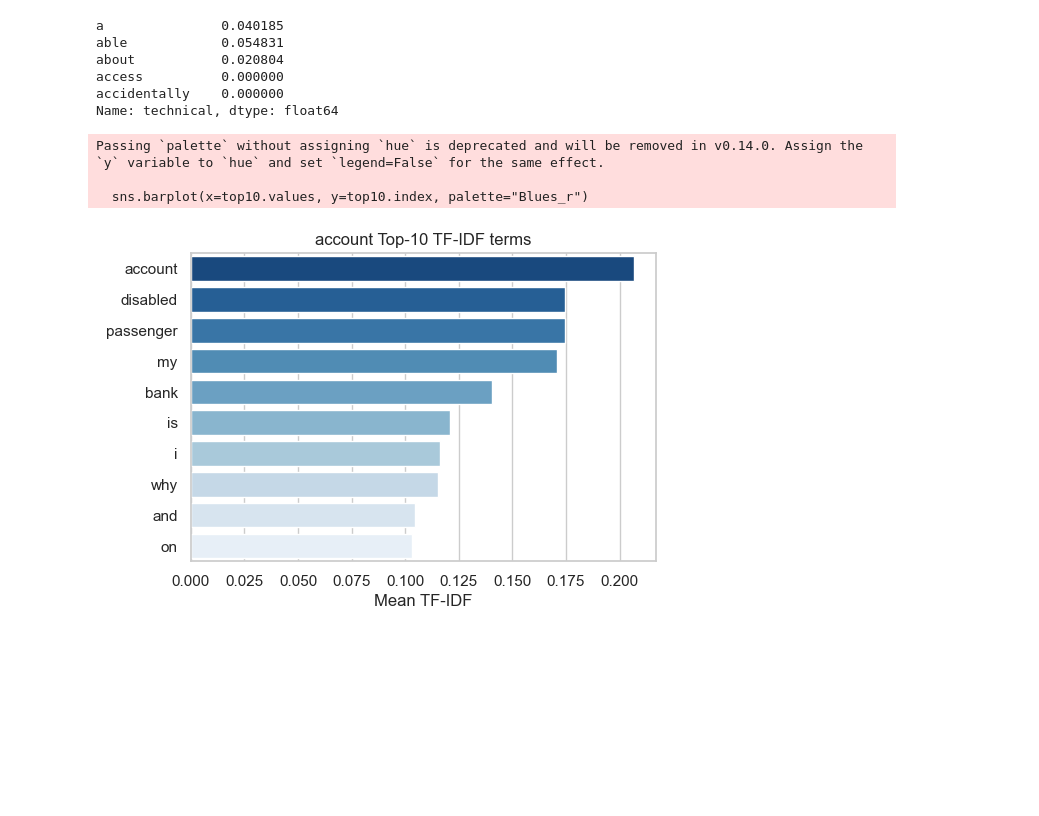
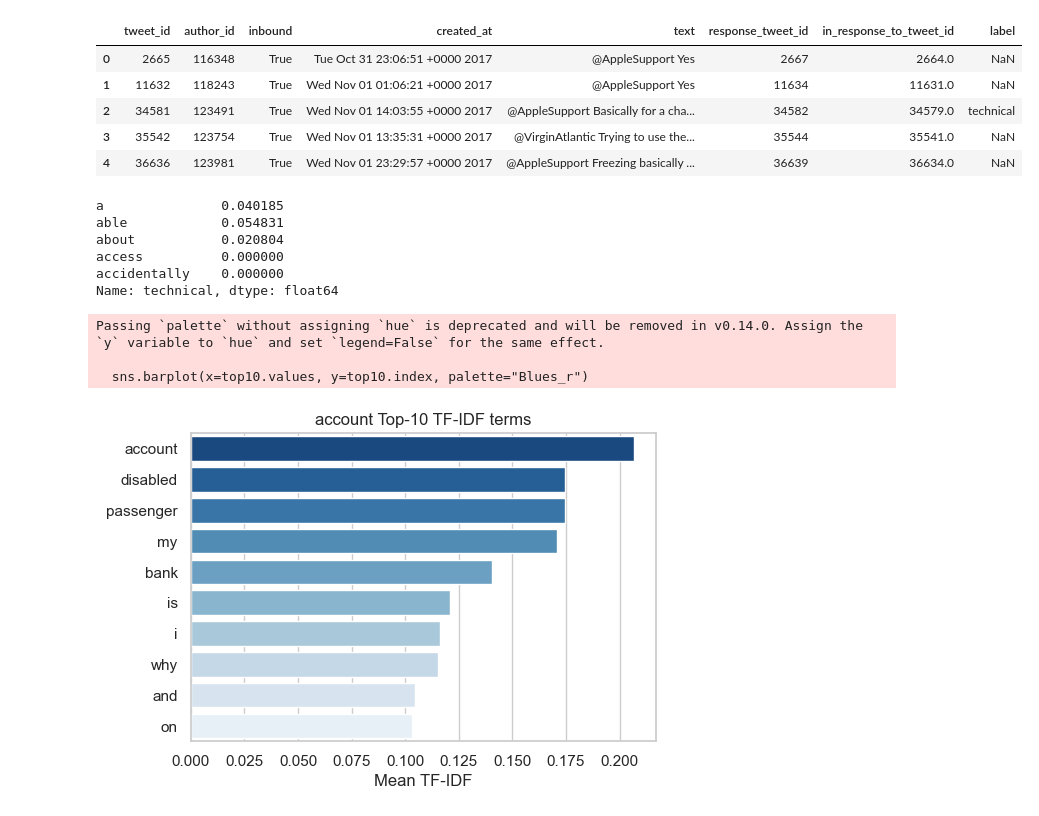
Before and after one commit to adenm1/ecommerce-risk-nlp, a Jupyter notebook: risk_detection_transformer.ipynb, the cells around one changed output. Saved outputs shown, nothing was run; the diff lists cells and outputs as text; code cells hidden in the pictures; blank space fills up the shorter version.

```diff
--- a/risk_detection_transformer.ipynb
+++ b/risk_detection_transformer.ipynb
@@ -35,0 +29,14 @@ df = df.dropna(subset=['label'])
+# %%
+# 60 row manual labels ive done
+# 实际文件没有label column！
+manual_labels = pd.read_csv("labels/labeled_sample_.csv")
+
+df_2 = df_1.merge(manual_labels[['text', 'label']], on="text", how="inner")
+df_2.head()
+# %% [output]
+|  | tweet_id | author_id | inbound | created_at | text | response_tweet_id | in_response_to_tweet_id | label |
+| 0 | 2665 | 116348 | True | Tue Oct 31 23:06:51 +0000 2017 | @AppleSupport Yes | 2667 | 2664.0 | NaN |
+| 1 | 11632 | 118243 | True | Wed Nov 01 01:06:21 +0000 2017 | @AppleSupport Yes | 11634 | 11631.0 | NaN |
+| 2 | 34581 | 123491 | True | Wed Nov 01 14:03:55 +0000 2017 | @AppleSupport Basically for a cha... | 34582 | 34579.0 | technical |
+| 3 | 35542 | 123754 | True | Wed Nov 01 13:35:31 +0000 2017 | @VirginAtlantic Trying to use the... | 35544 | 35541.0 | NaN |
+| 4 | 36636 | 123981 | True | Wed Nov 01 23:29:57 +0000 2017 | @AppleSupport Freezing basically ... | 36639 | 36634.0 | NaN |
```
Also changed, not shown: parts of 2 cells of this notebook.
